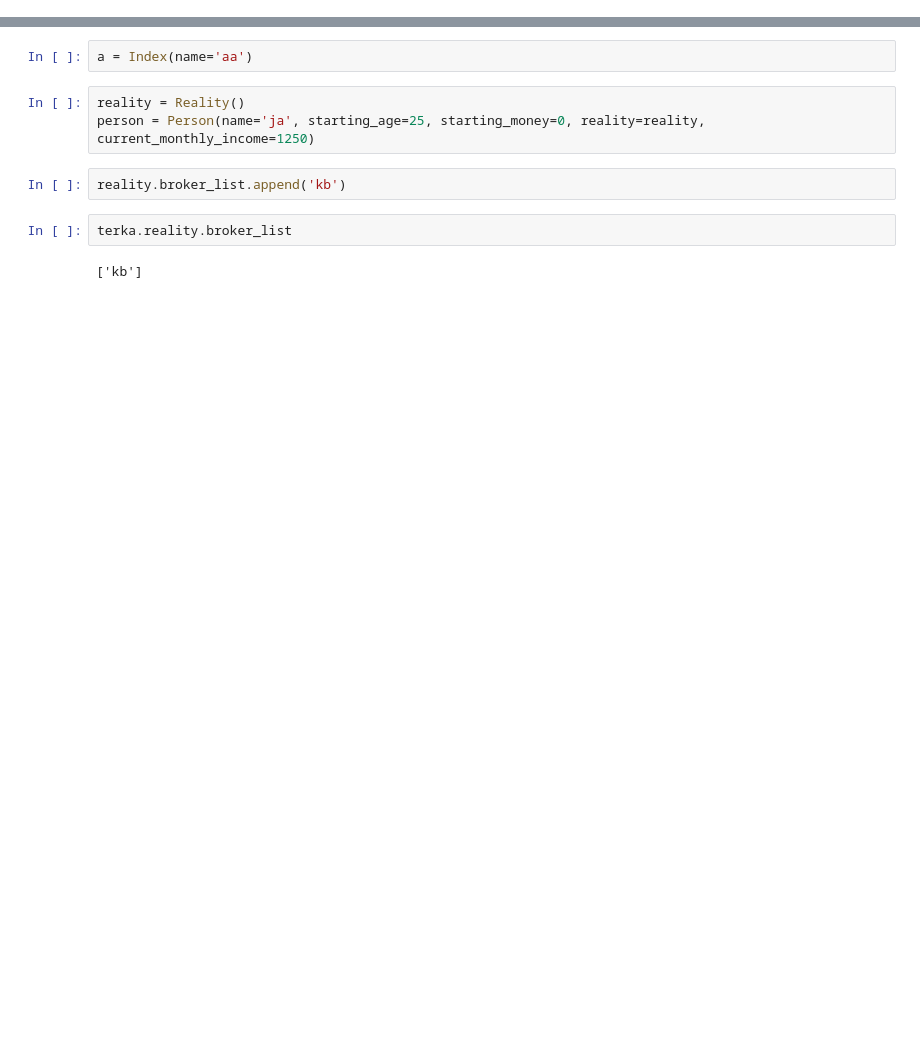
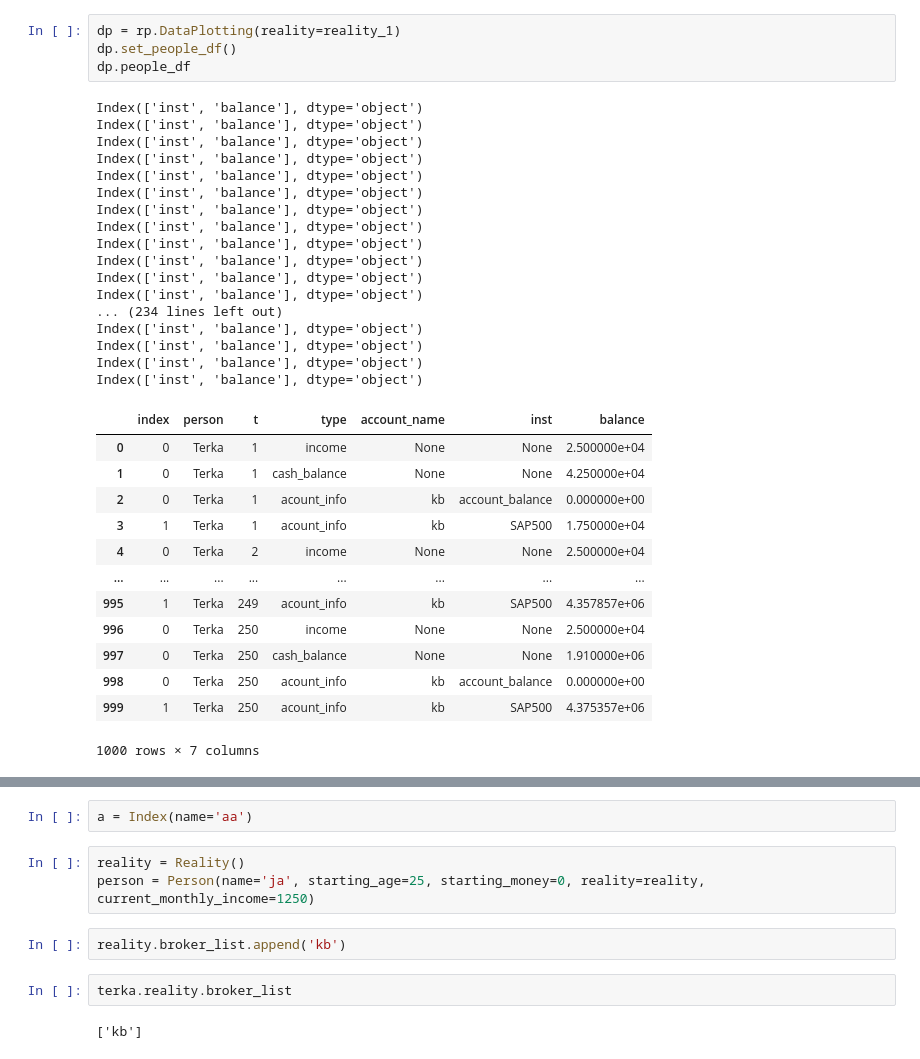
Before and after one commit to honzaz1234/return_simulation, a Jupyter notebook: test_model.ipynb, the cells around one changed output, grey strips where cells are left out. Drawn from its saved outputs; the diff is of its cells as text; blank space fills up the shorter version.

```diff
--- a/test_model.ipynb
+++ b/test_model.ipynb
@@ -379,0 +44,35 @@ multip
+# %%
+dp = rp.DataPlotting(reality=reality_1)
+dp.set_people_df()
+dp.people_df
+# %% [output]
+Index(['inst', 'balance'], dtype='object')
+Index(['inst', 'balance'], dtype='object')
+Index(['inst', 'balance'], dtype='object')
+Index(['inst', 'balance'], dtype='object')
+Index(['inst', 'balance'], dtype='object')
+Index(['inst', 'balance'], dtype='object')
+Index(['inst', 'balance'], dtype='object')
+Index(['inst', 'balance'], dtype='object')
+Index(['inst', 'balance'], dtype='object')
+Index(['inst', 'balance'], dtype='object')
+Index(['inst', 'balance'], dtype='object')
+Index(['inst', 'balance'], dtype='object')
+... (234 lines left out)
+Index(['inst', 'balance'], dtype='object')
+Index(['inst', 'balance'], dtype='object')
+Index(['inst', 'balance'], dtype='object')
+Index(['inst', 'balance'], dtype='object')
+|  | index | person | t | type | account_name | inst | balance |
+| 0 | 0 | Terka | 1 | income | None | None | 2.500000e+04 |
+| 1 | 0 | Terka | 1 | cash_balance | None | None | 4.250000e+04 |
+| 2 | 0 | Terka | 1 | acount_info | kb | account_balance | 0.000000e+00 |
+| 3 | 1 | Terka | 1 | acount_info | kb | SAP500 | 1.750000e+04 |
+| 4 | 0 | Terka | 2 | income | None | None | 2.500000e+04 |
+| ... | ... | ... | ... | ... | ... | ... | ... |
+| 995 | 1 | Terka | 249 | acount_info | kb | SAP500 | 4.357857e+06 |
+| 996 | 0 | Terka | 250 | income | None | None | 2.500000e+04 |
+| 997 | 0 | Terka | 250 | cash_balance | None | None | 1.910000e+06 |
+| 998 | 0 | Terka | 250 | acount_info | kb | account_balance | 0.000000e+00 |
+| 999 | 1 | Terka | 250 | acount_info | kb | SAP500 | 4.375357e+06 |
+1000 rows × 7 columns
```
Also changed, not shown: parts of 20 cells of this notebook, 2 other files.
